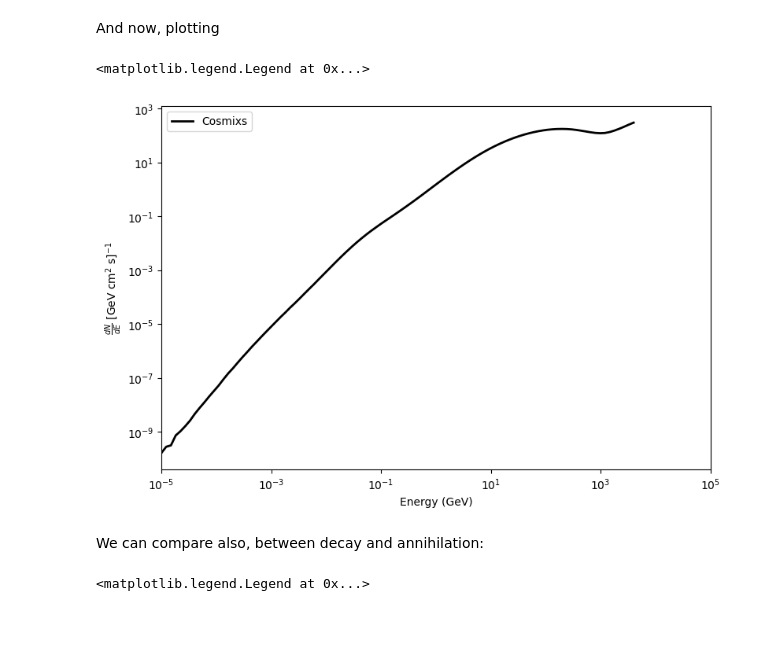
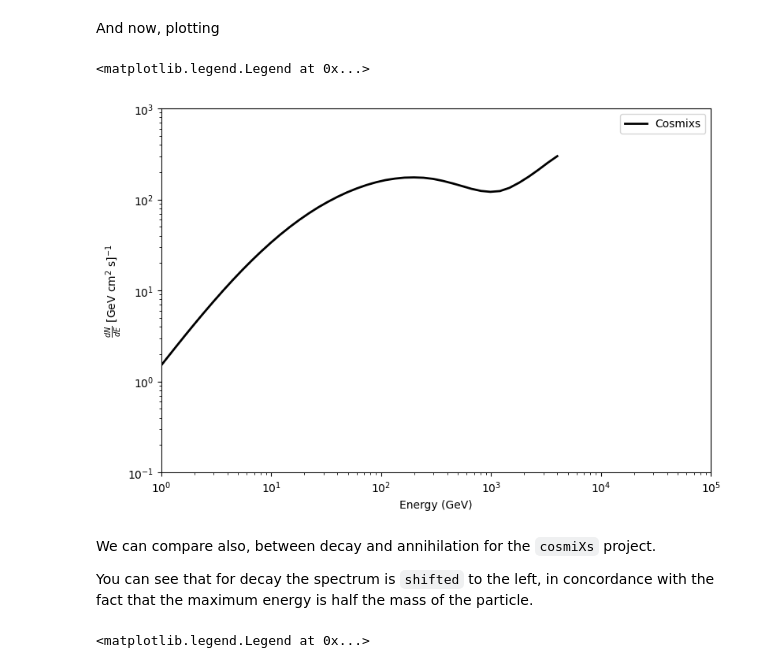
Before and after one commit to sergiohcdna/elf-danna-galac, a Jupyter notebook: notebooks/get_electronspec.ipynb, the cells around one changed output. Drawn from its saved outputs; the diff is of its cells as text; code cells hidden in the pictures; blank space fills up the shorter version.

```diff
--- a/notebooks/get_electronspec.ipynb
+++ b/notebooks/get_electronspec.ipynb
@@ -98,18 +145,21 @@ And now, plotting
 # %%
 fig,ax = plt.subplots(figsize=(9,6))
 
 ax.plot(cosmiXsdecay.engs,cosmiXsdecay.engs**2*decay_spectrum,lw=2,color='black',label='Cosmixs')
 ax.set_xlabel('Energy (GeV)')
 ax.set_ylabel(r'$\frac{dN}{dE}$ [GeV cm$^2$ s]$^{-1}$')
 ax.set_xscale('log')
 ax.set_yscale('log')
-ax.set_xlim(emin,1.e+5)
+ax.set_xlim(1,1.e+5)
+ax.set_ylim(1.e-1,1.e+3)
 ax.legend()
 # %% [output]
 <matplotlib.legend.Legend at 0x...>
-[figure, old version]
+[figure, new version]
-# %% [markdown]
-We can compare also, between decay and annihilation:
+# %% [markdown]
+We can compare also, between decay and annihilation for the `cosmiXs` project.
+
+You can see that for decay the spectrum is `shifted` to the left, in concordance with the fact that the maximum energy is half the mass of the particle.
 # %%
 fig,ax = plt.subplots(figsize=(9,6))
 
```
Also changed, not shown: parts of 12 cells of this notebook.
